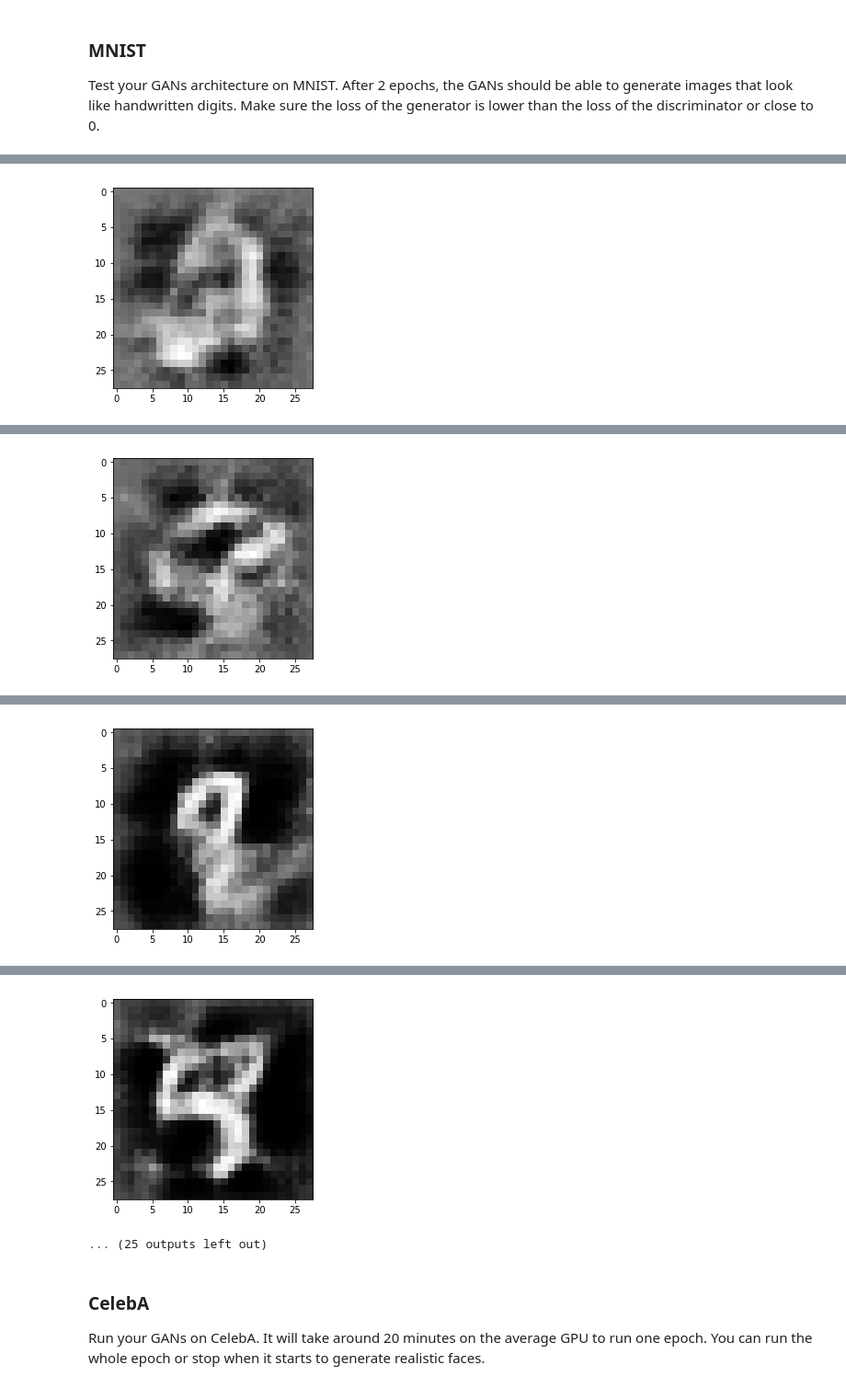
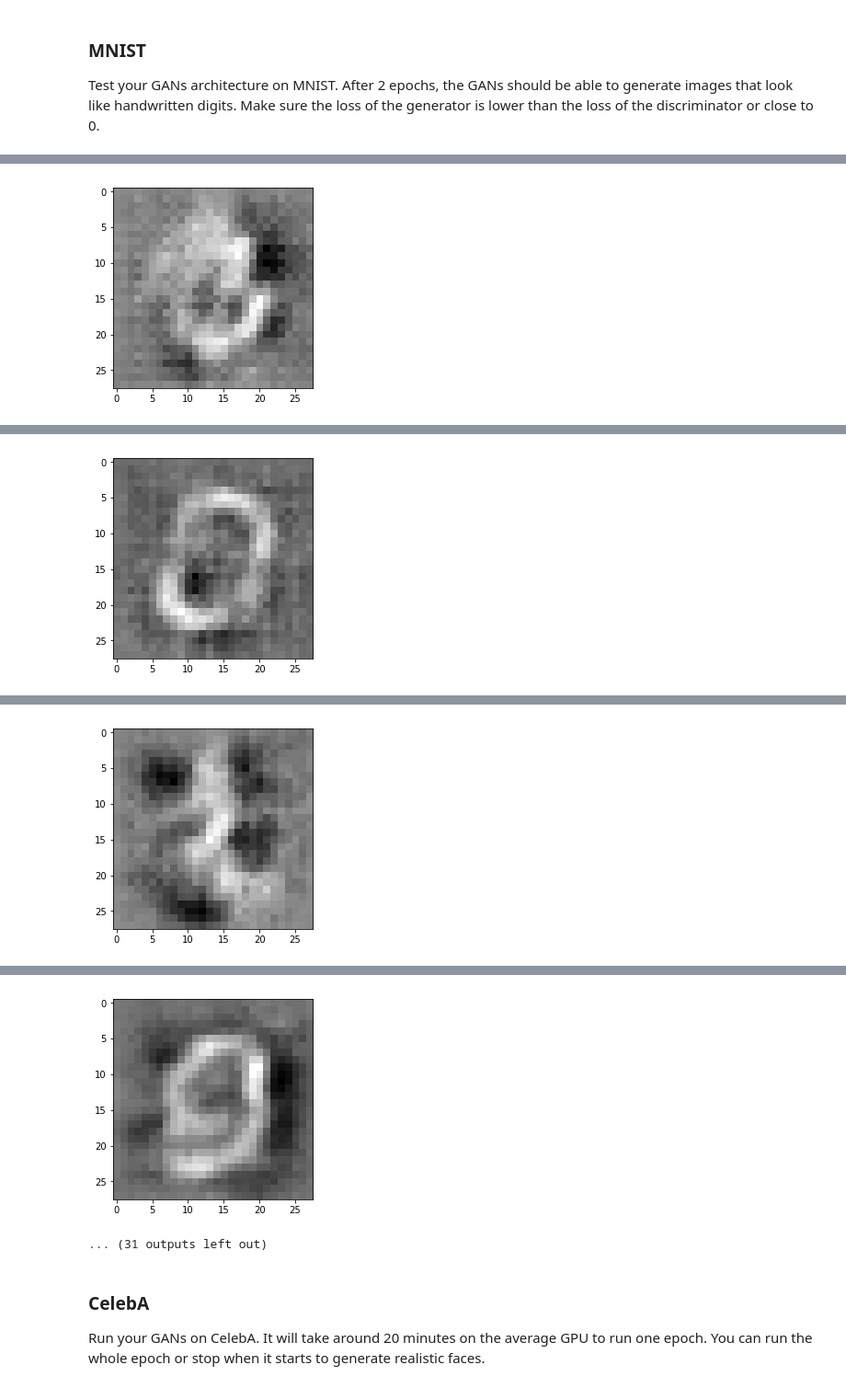
Before and after one commit to usmcamp0811/DeepLearning_NanoDegree_Projects, a Jupyter notebook: Project_5/dlnd_face_generation.ipynb, the cells around one changed output, grey strips where cells are left out. Shown: that part at 92% size. Saved outputs shown, nothing was run; the diff lists cells and outputs as text; code cells hidden in the pictures.

```diff
--- a/Project_5/dlnd_face_generation.ipynb
+++ b/Project_5/dlnd_face_generation.ipynb
@@ -207,8 +207,8 @@ def generator(z, out_channel_dim, is_train=True):
         dropout2 = tf.layers.dropout(relu2, rate=0.5)
 
         logits = tf.layers.conv2d_transpose(dropout2, out_channel_dim, 5, strides=2, padding='SAME')
-        batch_norm3 = tf.layers.batch_normalization(logits, training=is_train)
-        out = tf.tanh(batch_norm3)
+
+        out = tf.tanh(logits)
 
     return out
 
@@ -382,9 +382,9 @@ def train(epoch_count, batch_size, z_dim, learning_rate, beta1,
 ### MNIST
 Test your GANs architecture on MNIST.  After 2 epochs, the GANs should be able to generate images that look like handwritten digits.  Make sure the loss of the generator is lower than the loss of the discriminator or close to 0.
 # %%
-batch_size = 64
-z_dim = 500
-learning_rate = 0.0008
+batch_size = 56
+z_dim = 256
+learning_rate = 0.00031
 beta1 = 0.1
 
 """
@@ -432 +432 @@ Epoch 1/2... Discriminator Loss: 2.0467... Generator Loss: 0.3941
-[figure, old version]
+[figure, new version]
@@ -443 +443 @@ Epoch 1/2... Discriminator Loss: 1.1315... Generator Loss: 1.5053
-[figure, old version]
+[figure, new version]
@@ -454 +454 @@ Epoch 1/2... Discriminator Loss: 2.6583... Generator Loss: 0.3810
-[figure, old version]
+[figure, new version]
@@ -465,5 +465,5 @@ Epoch 1/2... Discriminator Loss: 1.1228... Generator Loss: 1.4239
-[figure, old version]
+[figure, new version]
-... (25 outputs left out)
+... (31 outputs left out)
 # %% [markdown]
 ### CelebA
 Run your GANs on CelebA.  It will take around 20 minutes on the average GPU to run one epoch.  You can run the whole epoch or stop when it starts to generate realistic faces.
```
Also changed, not shown: parts of 2 cells of this notebook, 1 other file.
